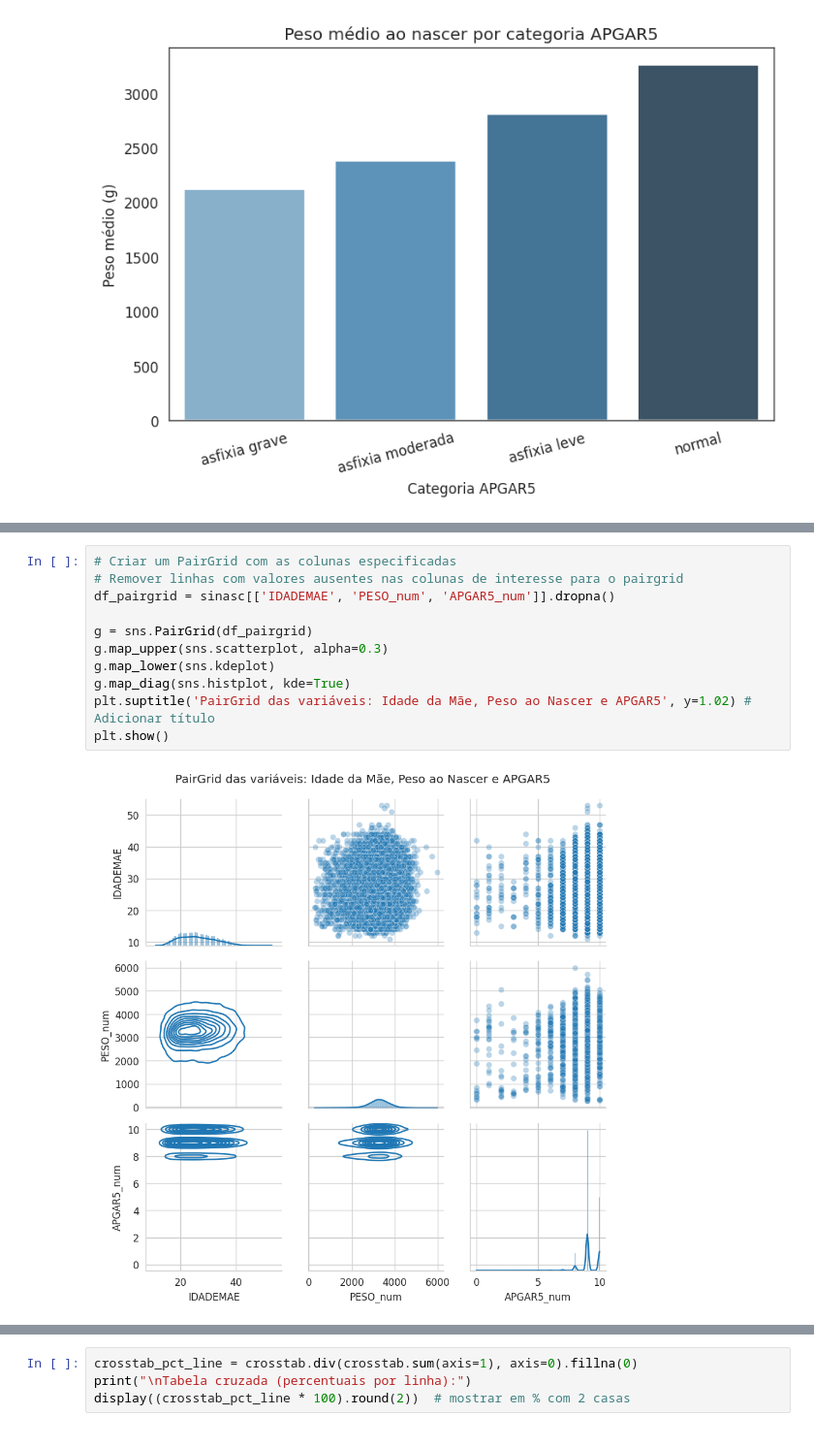
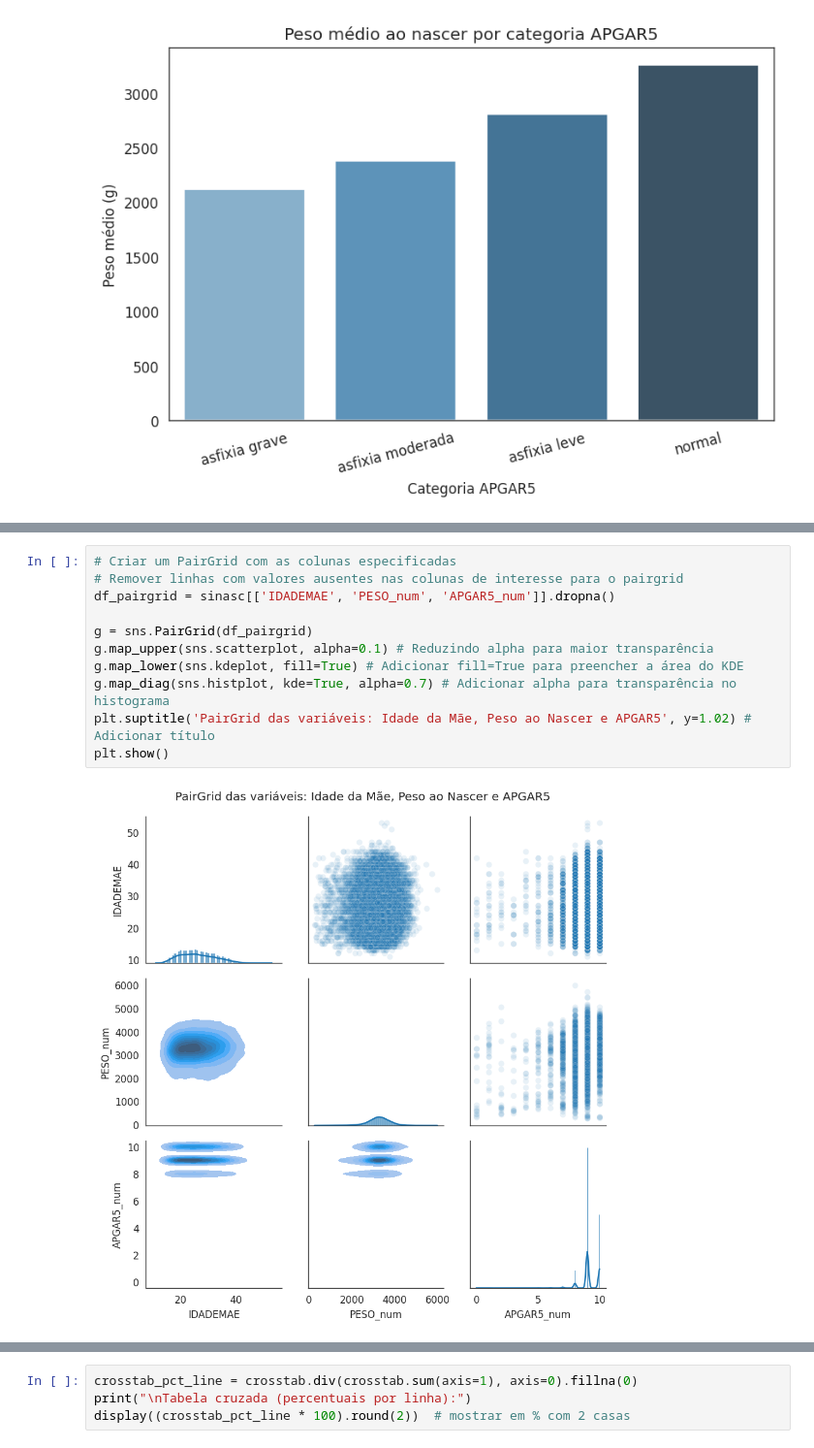
Before and after one commit to alevazcientista-dotcom/Ebac1, a Jupyter notebook: M6_Parte3.ipynb, the cells around one changed output, grey strips where cells are left out. Shown at 97% size. Saved outputs shown, nothing was run; the diff lists cells and outputs as text.

```diff
--- a/M6_Parte3.ipynb
+++ b/M6_Parte3.ipynb
@@ -579,13 +579,13 @@ plt.show()
 # %%
 # Criar um PairGrid com as colunas especificadas
 # Remover linhas com valores ausentes nas colunas de interesse para o pairgrid
 df_pairgrid = sinasc[['IDADEMAE', 'PESO_num', 'APGAR5_num']].dropna()
 
 g = sns.PairGrid(df_pairgrid)
-g.map_upper(sns.scatterplot, alpha=0.3)
-g.map_lower(sns.kdeplot)
-g.map_diag(sns.histplot, kde=True)
+g.map_upper(sns.scatterplot, alpha=0.1) # Reduzindo alpha para maior transparência
+g.map_lower(sns.kdeplot, fill=True) # Adicionar fill=True para preencher a área do KDE
+g.map_diag(sns.histplot, kde=True, alpha=0.7) # Adicionar alpha para transparência no histograma
 plt.suptitle('PairGrid das variáveis: Idade da Mãe, Peso ao Nascer e APGAR5', y=1.02) # Adicionar título
 plt.show()
 # %% [output]
-[figure, old version]
+[figure, new version]
```
Also changed, not shown: parts of 10 cells of this notebook.
